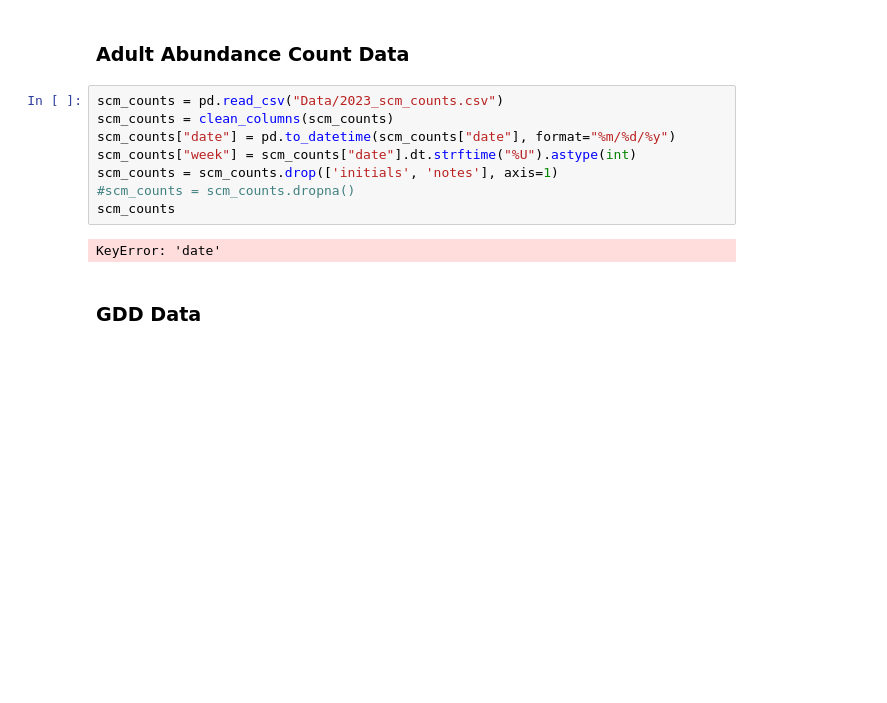
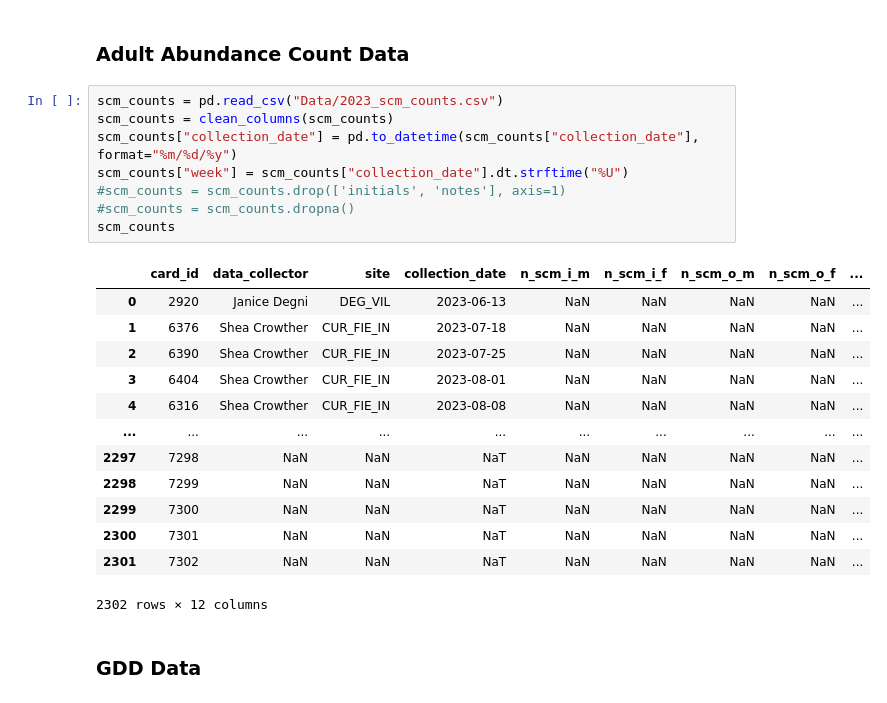
Before and after one commit to chloecho31/cornell, a Jupyter notebook: SCM/2023/2023_scm_data_exploration.ipynb, the cells around one changed output. Saved outputs shown, nothing was run; the diff lists cells and outputs as text; blank space fills up the shorter version.

```diff
--- a/SCM/2023/2023_scm_data_exploration.ipynb
+++ b/SCM/2023/2023_scm_data_exploration.ipynb
@@ -314,13 +319,25 @@ np.mean(early_planting_temps["range"])
 # %%
 scm_counts = pd.read_csv("Data/2023_scm_counts.csv")
 scm_counts = clean_columns(scm_counts)
-scm_counts["date"] = pd.to_datetime(scm_counts["date"], format="%m/%d/%y")
-scm_counts["week"] = scm_counts["date"].dt.strftime("%U").astype(int)
-scm_counts = scm_counts.drop(['initials', 'notes'], axis=1)
+scm_counts["collection_date"] = pd.to_datetime(scm_counts["collection_date"], format="%m/%d/%y")
+scm_counts["week"] = scm_counts["collection_date"].dt.strftime("%U")
+#scm_counts = scm_counts.drop(['initials', 'notes'], axis=1)
 #scm_counts = scm_counts.dropna()
 scm_counts
 # %% [output]
+|  | card_id | data_collector | site | collection_date | n_scm_i_m | n_scm_i_f | n_scm_o_m | n_scm_o_f | ... |
+| 0 | 2920 | Janice Degni | DEG_VIL | 2023-06-13 | NaN | NaN | NaN | NaN | ... |
+| 1 | 6376 | Shea Crowther | CUR_FIE_IN | 2023-07-18 | NaN | NaN | NaN | NaN | ... |
+| 2 | 6390 | Shea Crowther | CUR_FIE_IN | 2023-07-25 | NaN | NaN | NaN | NaN | ... |
+| 3 | 6404 | Shea Crowther | CUR_FIE_IN | 2023-08-01 | NaN | NaN | NaN | NaN | ... |
+| 4 | 6316 | Shea Crowther | CUR_FIE_IN | 2023-08-08 | NaN | NaN | NaN | NaN | ... |
+| ... | ... | ... | ... | ... | ... | ... | ... | ... | ... |
+| 2297 | 7298 | NaN | NaN | NaT | NaN | NaN | NaN | NaN | ... |
+| 2298 | 7299 | NaN | NaN | NaT | NaN | NaN | NaN | NaN | ... |
+| 2299 | 7300 | NaN | NaN | NaT | NaN | NaN | NaN | NaN | ... |
+| 2300 | 7301 | NaN | NaN | NaT | NaN | NaN | NaN | NaN | ... |
+| 2301 | 7302 | NaN | NaN | NaT | NaN | NaN | NaN | NaN | ... |
-KeyError: 'date'
+2302 rows × 12 columns
 # %% [markdown]
 ### GDD Data
 # %%
```
Also changed, not shown: parts of 8 cells of this notebook, 30 other files.
